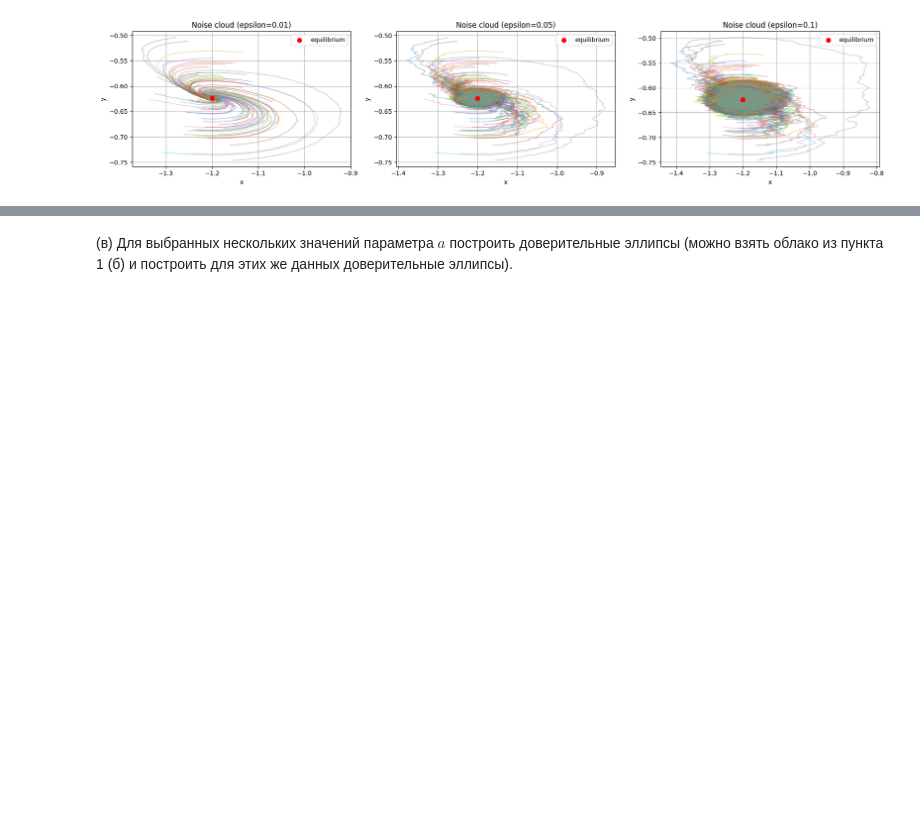
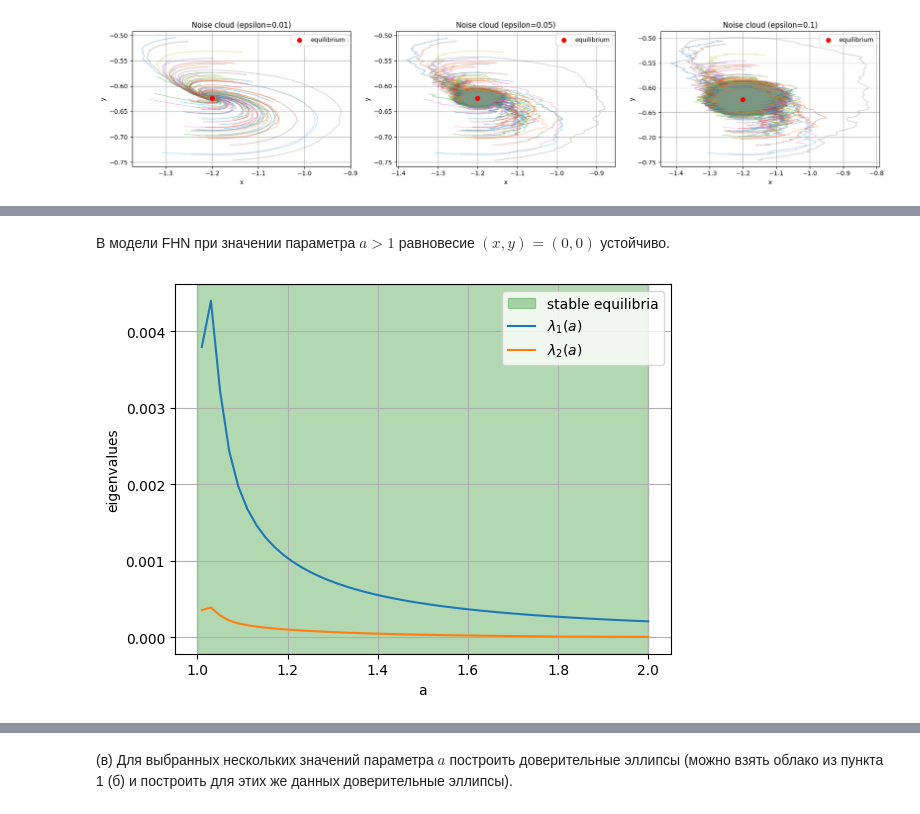
Before and after one commit to vantouse/2026-spring_stochastic-analysis, a Jupyter notebook: kostarev_lab3_part2.ipynb, the cells around one changed output, grey strips where cells are left out. Cells and saved outputs as stored; diff of their text form; code cells hidden in the pictures; blank space fills up the shorter version.

```diff
--- a/kostarev_lab3_part2.ipynb
+++ b/kostarev_lab3_part2.ipynb
@@ -267,17 +292,0 @@ def compute_eigenvalues(matrix: np.ndarray) -> tuple:
-# %%
-trajectories = plot_stochastic_cloud(
-    ax=ax,
-    model_func=model_FHN,
-    params=dict(delta=delta, a=a),
-    equilibrium=equilibrium,
-    time_span=time_span,
-    epsilon=epsilon,
-    noise_mask=noise_mask,
-    n_trajectories=100
-)
-
-cov, pts = compute_covariance_matrix(
-    trajectories=trajectories
-)
-
-eigvals, eigvecs = compute_eigenvalues(cov)
@@ -300,2 +360,31 @@ array([[-0.99989264, -0.01465299],
+# %% [markdown]
+В модели FHN при значении параметра $a > 1$ равновесие $(x, y) = (0, 0)$ устойчиво.
 # %%
-pass
+delta, a = 0.1, None    # `a` is a variable parameter
+
+epsilon = 0.1
+noise_mask = np.array([1, 0])   # add noise to 1st equation only
+
+time_scale = 1
+time_span = np.linspace(0, 10 * time_scale, 1000 * time_scale)
+
+param_name = 'a'
+param_values = np.linspace(1.01, 2, num=50)
+
+def equilibrium_expr(a):
+    return np.array([-a, a**3 / 3 - a])
+
+plot_eigenvalues_per_param_value(
+    model_func=model_FHN,
+    params=dict(delta=delta, a=a),
+    equilibrium_expr=equilibrium_expr,
+    time_span=time_span,
+    param_name=param_name,
+    param_values=param_values,
+    stable_range=(1, param_values[-1]),
+    epsilon=epsilon,
+    noise_mask=noise_mask,
+    covariance=True,
+)
+# %% [output]
+[figure, added]
```
Also changed, not shown: parts of 25 cells of this notebook, 1 other file.
